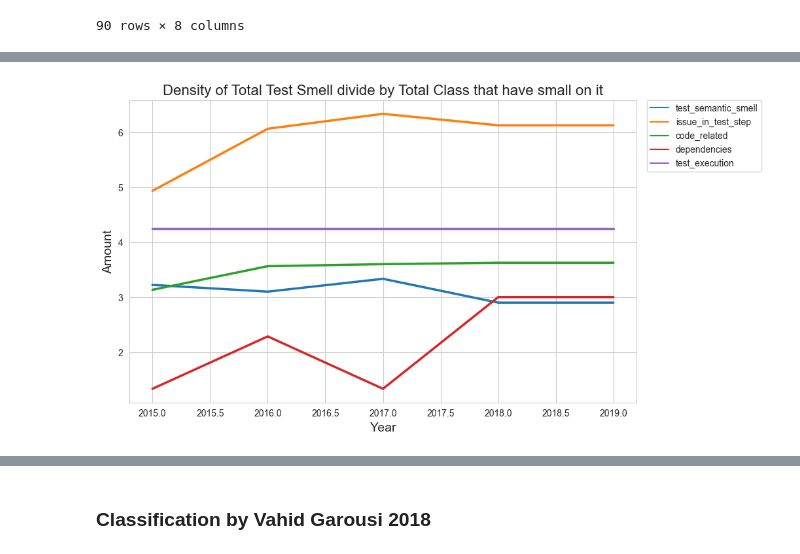
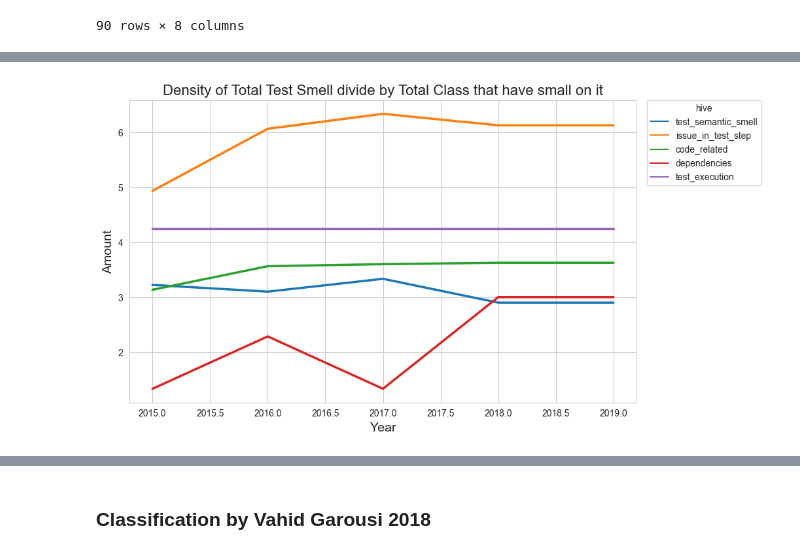
Before and after one commit to JiramedWi/github_api_extractor, a Jupyter notebook: seaborn_tutorial/graph_hive.ipynb, the cells around one changed output, grey strips where cells are left out. Saved outputs shown, nothing was run; the diff lists cells and outputs as text; code cells hidden in the pictures.

Commit message:
All graph project version 0.12

```diff
--- a/seaborn_tutorial/graph_hive.ipynb
+++ b/seaborn_tutorial/graph_hive.ipynb
@@ -273,0 +236,11 @@ plt.show()
+# %%
+# create line chart, test smells with star
+sns.set_style("whitegrid")
+plt.figure(figsize=(10,6))
+ax1 = sns.lineplot(data=classification_all.set_index('Year'),x='Year', y='Total_Of_Test_Smell',hue='Test_Smell_Classification_Type', linewidth=2.5, dashes=False)
+plt.legend(bbox_to_anchor=(1.12, 1), loc='upper left', borderaxespad=0, title='hive')
+ax2 = ax1.twinx()
+sns.lineplot(data=classification_all.set_index('Year'),linewidth=2.5 ,x='Year', y='Star', color='yellow')
+plt.title('Total Number of Test Smells in Classification with star', fontsize=16)
+plt.xlabel('Year', fontsize=14)
+plt.show()
@@ -285,0 +261,11 @@ plt.show()
+# %%
+# create line chart, test class with star
+sns.set_style("whitegrid")
+plt.figure(figsize=(10,6))
+ax1 = sns.lineplot(data=classification_all.set_index('Year'), x='Year', y='Total_Of_Test_Class', hue='Test_Smell_Classification_Type', linewidth=2.5, dashes=False,)
+plt.legend(bbox_to_anchor=(1.12, 1), loc='upper left', borderaxespad=0, title='hive')
+ax2 = ax1.twinx()
+sns.lineplot(data=classification_all.set_index('Year'),linewidth=2.5 ,x='Year', y='Star', color='yellow')
+plt.title('Total Number of Test Class in Classification with star', fontsize=16)
+plt.xlabel('Year', fontsize=14)
+plt.show()
@@ -285,0 +274,10 @@ plt.show()
+# %%
+# create line chart, test smells with star
+sns.set_style("whitegrid")
+plt.figure(figsize=(10,6))
+sns.lineplot(data=classification_all[classification_all['Test_Smell_Classification_Type'] != 'code_related'].set_index('Year'), x='Year', y='Total_Of_Test_Class', hue='Test_Smell_Classification_Type', linewidth=2.5, dashes=False,)
+plt.legend(bbox_to_anchor=(1.02, 1), loc='upper left', borderaxespad=0, title='hive')
+plt.title('Total Number of Test Class in Classification but no code related', fontsize=16)
+plt.xlabel('Year', fontsize=14)
+plt.ylabel('Amount', fontsize=14)
+plt.show()
@@ -286,12 +286,12 @@ plt.show()
 # %%
-# create line chart, test smells with star
+# create line chart, density smells/class
 sns.set_style("whitegrid")
 plt.figure(figsize=(10,6))
 sns.lineplot(data=classification_all_with_density.set_index('Year'),x='Year', y='Density_TestSmellTotal_Class', hue='Test_Smell_Classification_Type', linewidth=2.5, dashes=False)
-plt.legend(bbox_to_anchor=(1.02, 1), loc='upper left', borderaxespad=0)
+plt.legend(bbox_to_anchor=(1.02, 1), loc='upper left', borderaxespad=0, title='hive')
 plt.title('Density of Total Test Smell divide by Total Class that have small on it', fontsize=16)
 plt.xlabel('Year', fontsize=14)
 plt.ylabel('Amount', fontsize=14)
 plt.show()
 # %% [output]
-[figure, old version]
+[figure, new version]
```
Also changed, not shown: parts of 30 cells of this notebook, 3 other files.
